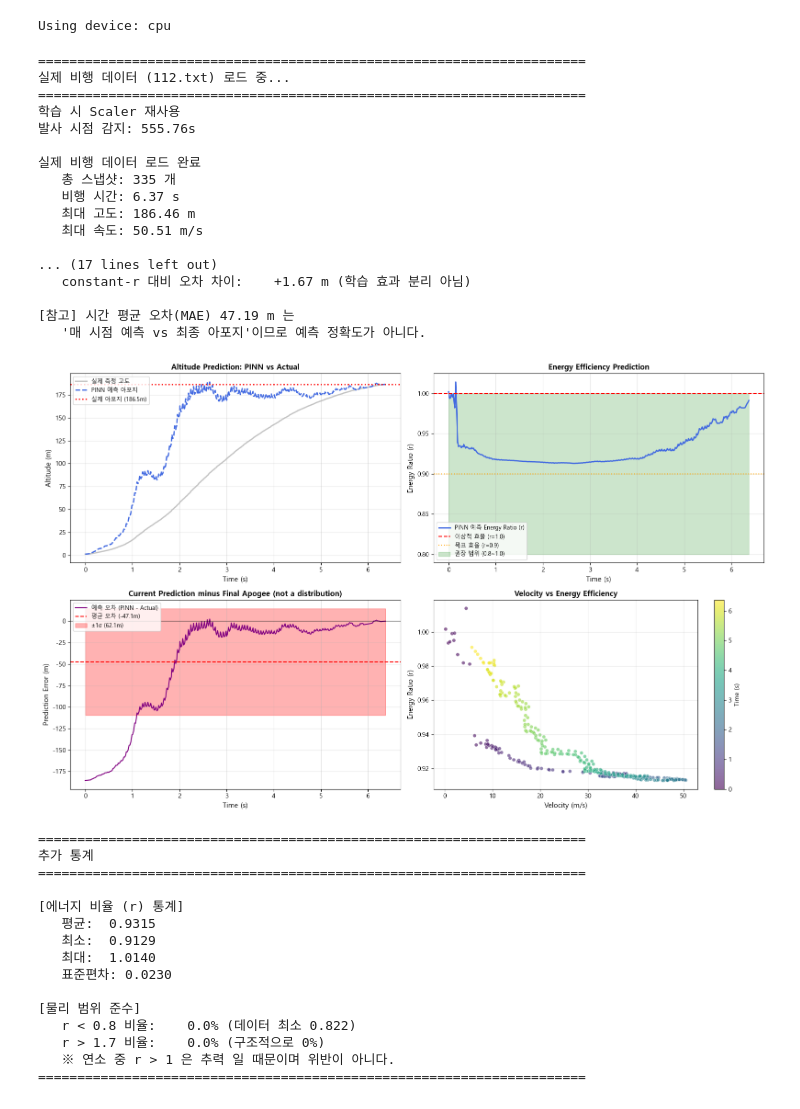
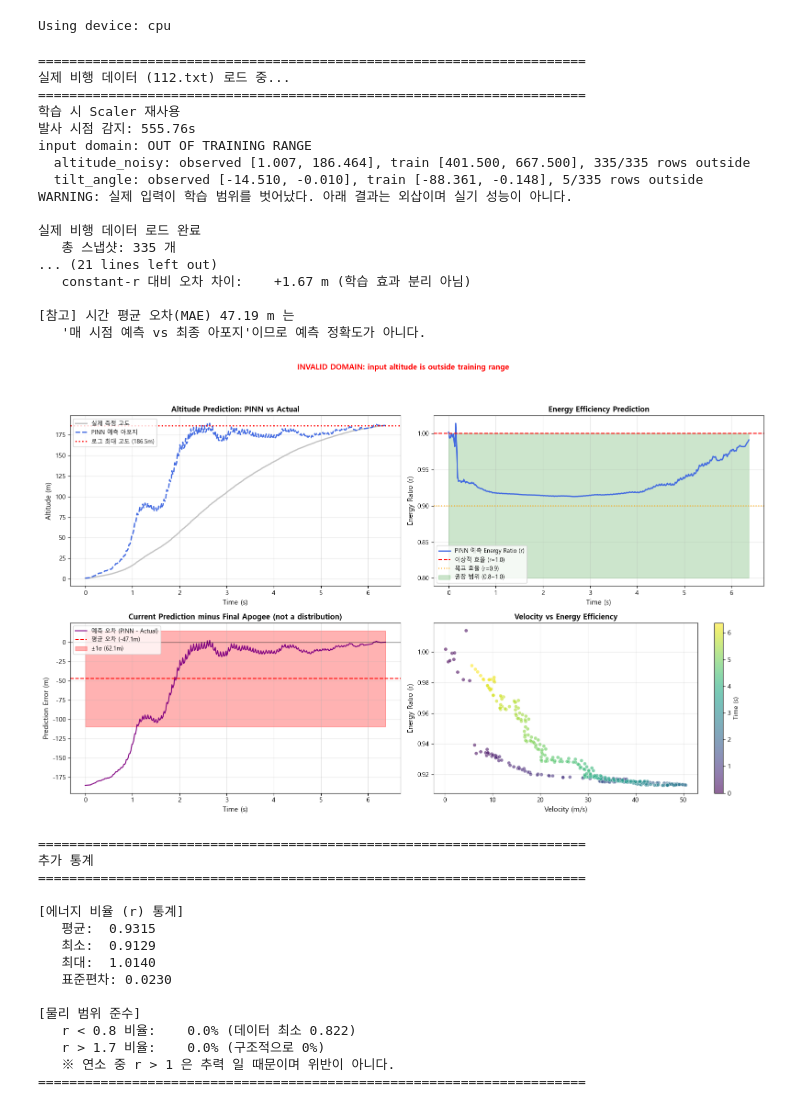
Before and after one commit to postech-psi/psintelligence, a Jupyter notebook: step3-ANN&PINN.ipynb, the cells around one changed output. Cells and saved outputs as stored; diff of their text form; code cells hidden in the pictures.

```diff
--- a/step3-ANN&PINN.ipynb
+++ b/step3-ANN&PINN.ipynb
@@ -1229,6 +1229,17 @@ feature_cols = ['time', 'altitude_noisy', 'velocity_z', 'acceleration_noisy',
 df_real, X_real_scaled = load_and_preprocess_real_data(
     file_path, feature_scaler, feature_cols
 )
+
+from inference_guard import check_feature_domain, format_domain_violations
+_train_raw = train_df[feature_cols]
+_domain_violations = check_feature_domain(
+    df_real, feature_cols,
+    _train_raw.min().to_dict(), _train_raw.max().to_dict(),
+)
+_REAL_DOMAIN_OK = not _domain_violations
+print(format_domain_violations(_domain_violations))
+if not _REAL_DOMAIN_OK:
+    print("WARNING: 실제 입력이 학습 범위를 벗어났다. 아래 결과는 외삽이며 실기 성능이 아니다.")
 
 print(f"\n실제 비행 데이터 로드 완료")
 print(f"   총 스냅샷: {len(df_real)} 개")
@@ -1289,13 +1300,13 @@ h_const_r = altitude_actual + h_theo_gain * 1.0
 const_r_final = h_const_r[-1] - true_apogee
 
 print("\n" + "="*70)
-print("PINN 실제 비행 데이터 검증 결과")
+print("PINN 실제 비행 데이터 — 외삽 진단 (실기 성능 아님)")
 print("="*70)
 
-print(f"\n[최종 시점 아포지 예측]")
-print(f"   실제 아포지:          {true_apogee:8.2f} m")
-print(f"   PINN 예측 아포지:     {h_pinn_np[-1]:8.2f} m")
-print(f"   PINN 아포지 오차:     {final_error:+8.2f} m")
+print(f"\n[최종 시점 아포지 진단]")
+print(f"   로그 최대 고도:        {true_apogee:8.2f} m (독립 계측값 아님)")
+print(f"   반환된 PINN 예측:      {h_pinn_np[-1]:8.2f} m")
+print(f"   clamp 후 오차(성능 아님): {final_error:+8.2f} m")
 print(f"   constant-r (r=1) 오차:{const_r_final:+8.2f} m")
 print(f"   clamp 전 PINN 오차:    {_h_raw[-1] - true_apogee:+8.2f} m")
 print(f"   projected model 오차:  {_h_clamped[-1] - true_apogee:+8.2f} m")
@@ -1318,7 +1329,7 @@ ax1.plot(df_real['time'], altitude_actual, '-', color=colors['actual'],
 ax1.plot(df_real['time'], h_pinn_np, '--', color=colors['pinn'],
          linewidth=2, label='PINN 예측 아포지')
 ax1.axhline(y=altitude_actual.max(), color='red', linestyle=':',
-            linewidth=2, label=f'실제 아포지 ({altitude_actual.max():.1f}m)')
+            linewidth=2, label=f'로그 최대 고도 ({altitude_actual.max():.1f}m)')
 ax1.set_xlabel('Time (s)', fontsize=11)
 ax1.set_ylabel('Altitude (m)', fontsize=11)
 ax1.set_title('Altitude Prediction: PINN vs Actual', fontsize=12, fontweight='bold')
@@ -1372,7 +1383,12 @@ ax4.grid(True, alpha=0.3)
 cbar = plt.colorbar(scatter, ax=ax4)
 cbar.set_label('Time (s)', fontsize=10)
 
-plt.tight_layout()
+if not _REAL_DOMAIN_OK:
+    fig.suptitle('INVALID DOMAIN: input altitude is outside training range',
+                 color='red', fontsize=12, fontweight='bold', y=0.995)
+    plt.tight_layout(rect=[0, 0, 1, 0.95])
+else:
+    plt.tight_layout()
 plt.savefig('./data/pinn_real_flight_validation.png', dpi=150, bbox_inches='tight')
 plt.show()
 
@@ -1384,39 +1400,39 @@ print("="*70)
 # 에너지 비율 통계
 print(f"\n[에너지 비율 (r) 통계]")
 print(f"   평균:  {np.mean(r_pred_np):.4f}")
 print(f"   최소:  {np.min(r_pred_np):.4f}")
 print(f"   최대:  {np.max(r_pred_np):.4f}")
 print(f"   표준편차: {np.std(r_pred_np):.4f}")
 
 # 물리 법칙 준수 여부 (r 범위는 0.3~1.7)
 r_below_08 = np.mean(r_pred_np < 0.8) * 100
 r_above_17 = np.mean(r_pred_np > 1.7) * 100
 
 print(f"\n[물리 범위 준수]")
 print(f"   r < 0.8 비율:  {r_below_08:5.1f}% (데이터 최소 0.822)")
 print(f"   r > 1.7 비율:  {r_above_17:5.1f}% (구조적으로 0%)")
 print("   ※ 연소 중 r > 1 은 추력 일 때문이며 위반이 아니다.")
 
 print("="*70)
 # %% [output]
 ======================================================================
 실제 비행 데이터 (112.txt) 로드 중...
 ======================================================================
 학습 시 Scaler 재사용
 발사 시점 감지: 555.76s
+input domain: OUT OF TRAINING RANGE
+  altitude_noisy: observed [1.007, 186.464], train [401.500, 667.500], 335/335 rows outside
+  tilt_angle: observed [-14.510, -0.010], train [-88.361, -0.148], 5/335 rows outside
+WARNING: 실제 입력이 학습 범위를 벗어났다. 아래 결과는 외삽이며 실기 성능이 아니다.
 
 실제 비행 데이터 로드 완료
    총 스냅샷: 335 개
-   비행 시간: 6.37 s
-   최대 고도: 186.46 m
-   최대 속도: 50.51 m/s
-
-... (17 lines left out)
+... (21 lines left out)
    constant-r 대비 오차 차이:    +1.67 m (학습 효과 분리 아님)
 
 [참고] 시간 평균 오차(MAE) 47.19 m 는
    '매 시점 예측 vs 최종 아포지'이므로 예측 정확도가 아니다.
-[figure, old version]
+[figure, new version]
 ======================================================================
 추가 통계
 ======================================================================
```
Also changed, not shown: parts of 1 cell of this notebook, 10 other files.
